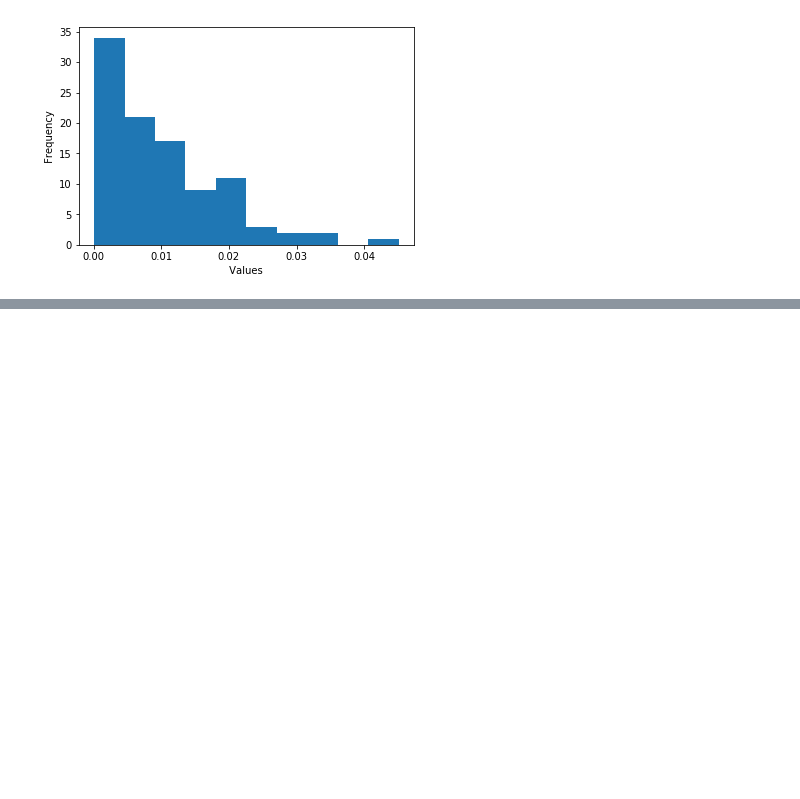
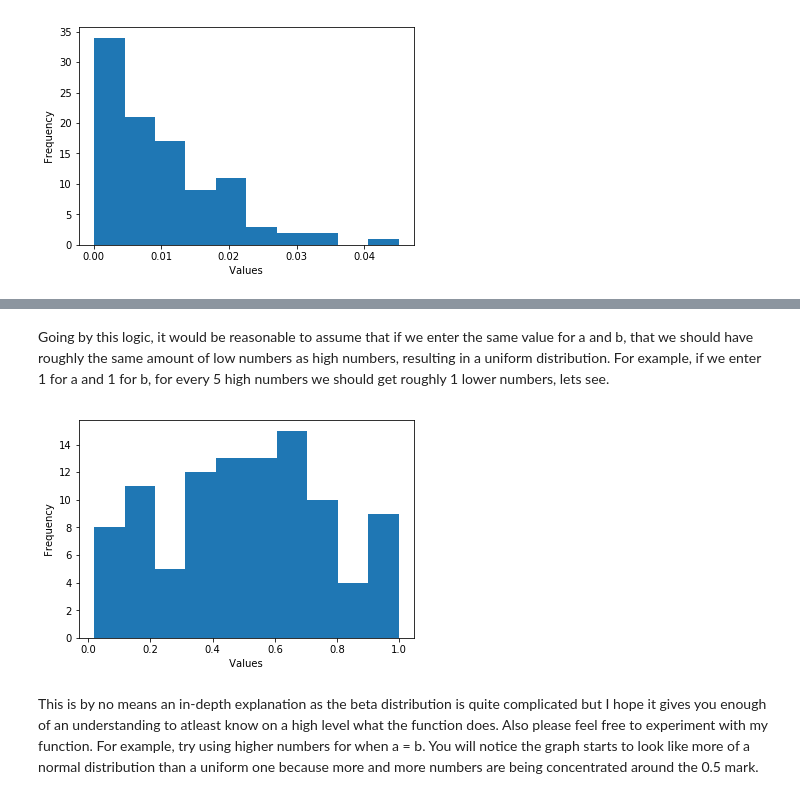
Before and after one commit to garyconnelly1/EmergingTechnology, a Jupyter notebook: Numpy Random Notebook/About Numpy Random.ipynb, the cells around one changed output, grey strips where cells are left out. Cells and saved outputs as stored; diff of their text form; code cells hidden in the pictures; blank space fills up the shorter version.

Commit message:
adding to the beta function

```diff
--- a/Numpy Random Notebook/About Numpy Random.ipynb
+++ b/Numpy Random Notebook/About Numpy Random.ipynb
@@ -186,0 +195,12 @@ plt.show()
+# %% [markdown]
+Going by this logic, it would be reasonable to assume that if we enter the same value for a and b, that we should have roughly the same amount of low numbers as high numbers, resulting in a uniform distribution. For example, if we enter 1 for a and 1 for b, for every 5 high numbers we should get roughly 1 lower numbers, lets see.
+# %%
+x = np.random.beta(1, 1, size=100)
+plt.ylabel(" Frequency ")
+plt.xlabel(" Values ")
+plt.hist(x)
+plt.show()
+# %% [output]
+[figure, added]
+# %% [markdown]
+This is by no means an in-depth explanation as the beta distribution is quite complicated but I hope it gives you enough of an understanding to atleast know on a high level what the function does. Also please feel free to experiment with my function. For example, try using higher numbers for when a = b. You will notice the graph starts to look like more of a normal distribution than a uniform one because more and more numbers are being concentrated around the 0.5 mark.
```
Also changed, not shown: parts of 2 cells of this notebook, 1 other file.
